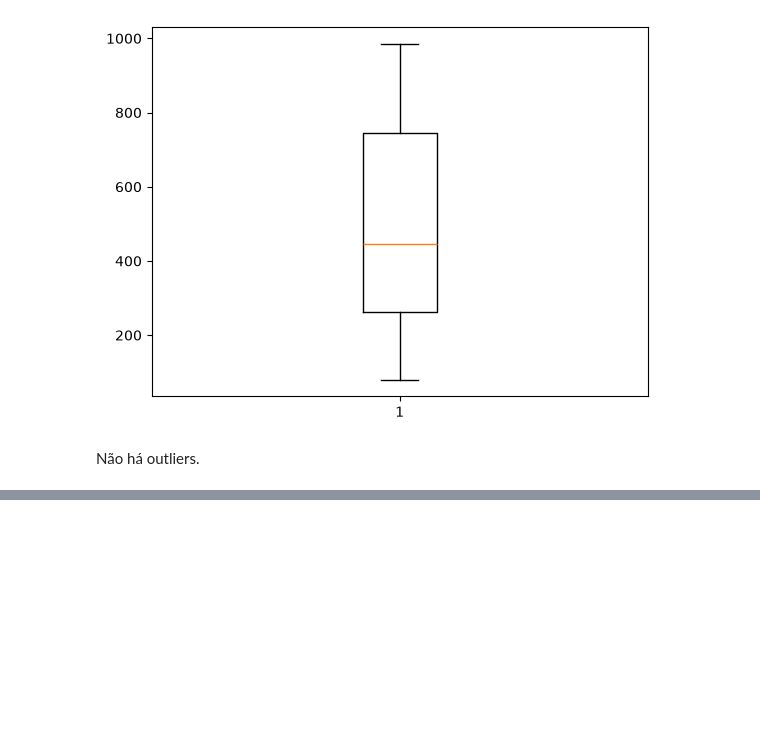
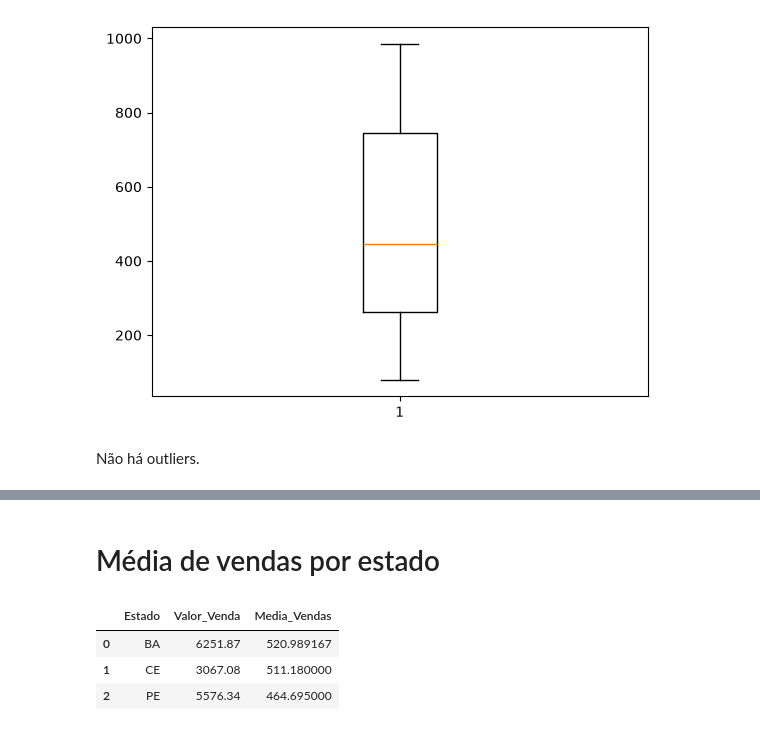
Before and after one commit to Lana230/analise_de_dados, a Jupyter notebook: atividade.ipynb, the cells around one changed output, grey strips where cells are left out. Cells and saved outputs as stored; diff of their text form; code cells hidden in the pictures; blank space fills up the shorter version.

```diff
--- a/atividade.ipynb
+++ b/atividade.ipynb
@@ -195,0 +254,18 @@ Não há outliers.
+# %% [markdown]
+# Média de vendas por estado
+# %%
+vendas = (
+    df.groupby("Estado")["Valor_Venda"].sum().reset_index()
+)
+
+media = (
+    df.groupby("Estado")["Valor_Venda"].mean().reset_index()
+)
+
+vendas["Media_Vendas"] = media["Valor_Venda"]
+vendas.head()
+# %% [output]
+|  | Estado | Valor_Venda | Media_Vendas |
+| 0 | BA | 6251.87 | 520.989167 |
+| 1 | CE | 3067.08 | 511.180000 |
+| 2 | PE | 5576.34 | 464.695000 |
```
Also changed, not shown: parts of 11 cells of this notebook.
